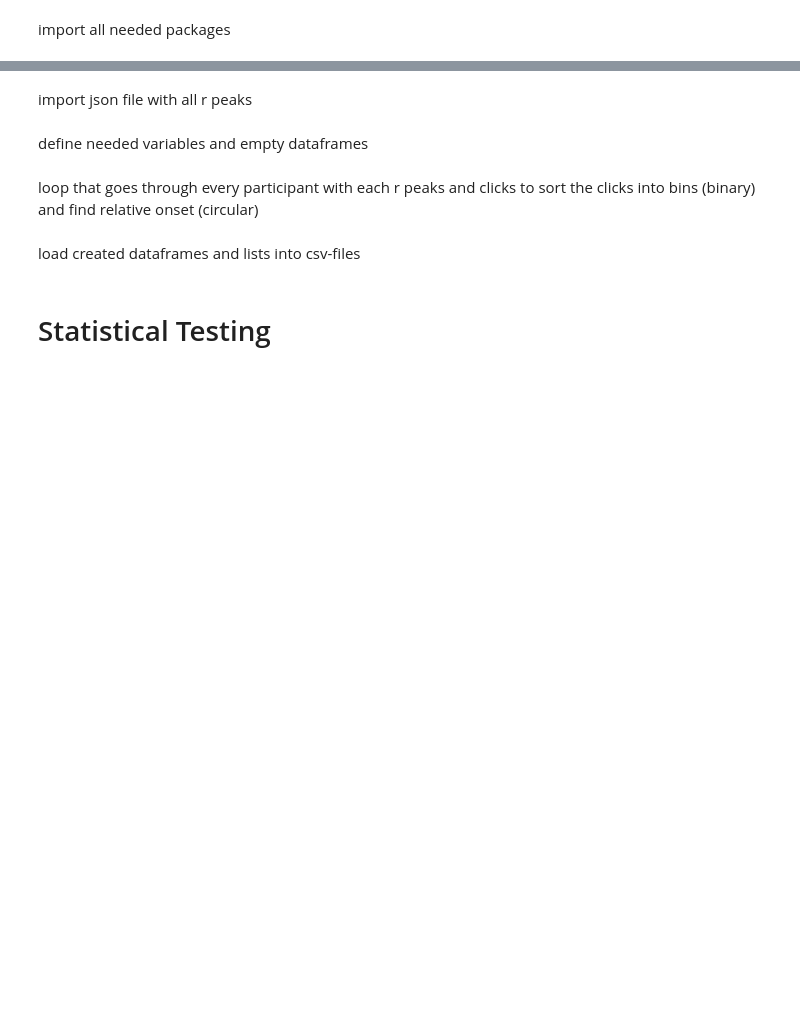
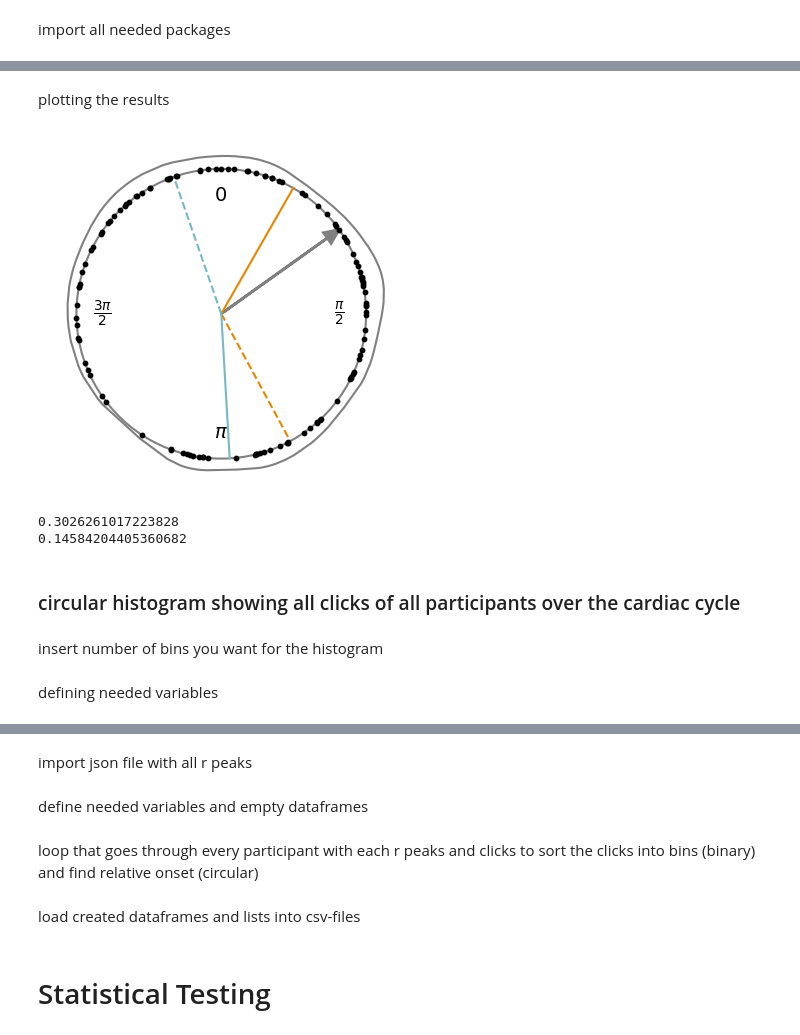
Before and after one commit to emiliahildebrandt/kunzendorf_fork-input, a Jupyter notebook: jupyter.ipynb, the cells around one changed output, grey strips where cells are left out. Saved outputs shown, nothing was run; the diff lists cells and outputs as text; code cells hidden in the pictures; blank space fills up the shorter version.

```diff
--- a/jupyter.ipynb
+++ b/jupyter.ipynb
@@ -2,0 +314,49 @@ import all needed packages
+# %%
+mu = st.circmean(circ_clicks)
+sin_sum = np.sum(np.sin(circ_clicks))
+cos_sum = np.sum(np.cos(circ_clicks))
+
+two_circ_clicks = pd.concat([circ_clicks[circ_clicks > np.pi] - 2*np.pi, circ_clicks, circ_clicks[circ_clicks < np.pi] + 2*np.pi], ignore_index=True)
+
+kernel = st.gaussian_kde(two_circ_clicks, bw_method=.05)
+density= kernel.pdf(two_circ_clicks)
+ran = len(two_circ_clicks[two_circ_clicks < 0])
+
+r = np.full_like(np.linspace(0, 2*np.pi, 100), 1 )
+# %% [markdown]
+plotting the results
+# %%
+fig, ax = plt.subplots(subplot_kw={"projection": "polar"})
+ax.plot(np.linspace(0, 2*np.pi, 100), r , color = "gray", label = "Density-Minimum")
+ax.plot(two_circ_clicks[ran-1:ran+120], density[ran-1:ran+120] +1, color="gray", label="Von Mises Density")
+ax.plot([sys_start,sys_start], [0,1], color = "#E58601", label = "Systole Start" )
+ax.plot([sys_end,sys_end], [0,1], color = "#E58601", label = "Systole End", ls = "--")
+ax.plot([dias_start,dias_start], [0,1], color = "#78B7C5", label = "Diastole Start" )
+ax.plot([dias_end,dias_end], [0,1], color = "#78B7C5", label = "Diastole End", ls = "--" )
+ax.scatter(circ_clicks, np.ones(120), s = 10, color = "black", zorder = 2)
+ax.arrow(mean, 0, 0, 0.9, color="gray", head_width=0.1, head_length=0.1, lw= 2)
+ax.set_theta_direction(-1)  # counterclockwise direction
+ax.set_theta_zero_location("N")  # zero angle to north
+ax.set_yticklabels([])  # no radial labels
+ax.set_yticks([])  # no radial grid lines
+ax.set_xticks(np.linspace(0, 2 * np.pi, 5 ))
+ax.set_xticklabels(["0", r"$\frac{\pi}{2}$", r"$\pi$", r"$\frac{3\pi}{2}$", ""], fontsize = 14)  # label ticks
+ax.spines["polar"].set_visible(False)
+ax.tick_params(axis="x", pad=-50)
+ax.grid(False)
+#plt.title("Circular Click Distribution " + inc)
+#plt.legend(loc = "upper left")
+plt.savefig("plots/circular clicks inc 25.png", dpi=350)
+plt.show()
+# %% [output]
+[figure, added]
+# %%
+print(mean/np.pi)
+print(magn)
+# %% [output]
+0.3026261017223828
+0.14584204405360682
+# %% [markdown]
+### circular histogram showing all clicks of all participants over the cardiac cycle
+# %% [markdown]
+insert number of bins you want for the histogram
@@ -2,0 +365,2 @@ import all needed packages
+# %% [markdown]
+defining needed variables
```
Also changed, not shown: parts of 56 cells of this notebook.
